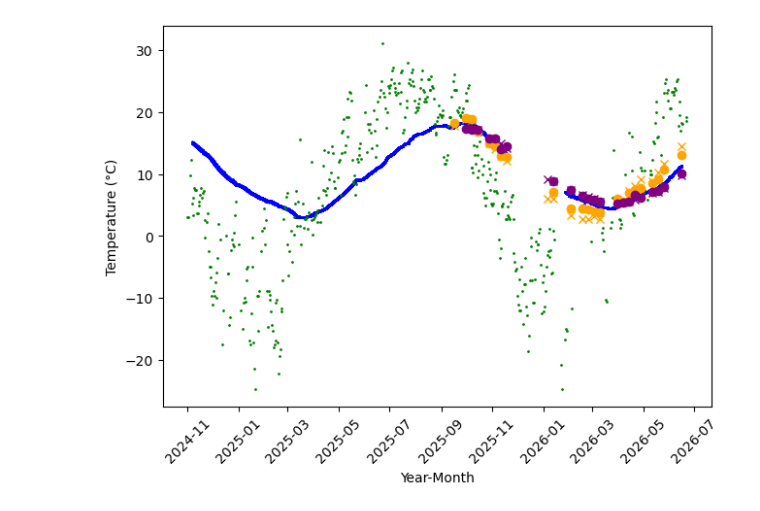
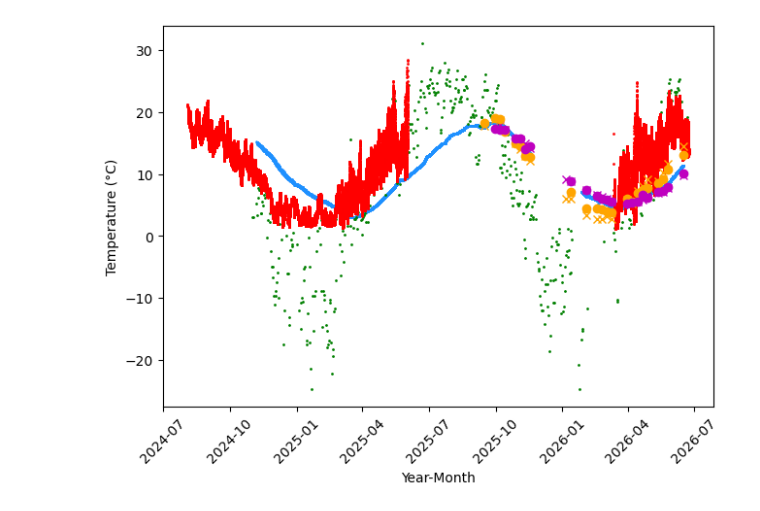
Before and after one commit to sauron-245/summer_26, a Jupyter notebook: summer 2026/P1Bell2026.ipynb, the cells around one changed output. Drawn from its saved outputs; the diff is of its cells as text; code cells hidden in the pictures.

```diff
--- a/summer 2026/P1Bell2026.ipynb
+++ b/summer 2026/P1Bell2026.ipynb
@@ -68,29 +68,41 @@ mandf["Date"] = pd.to_datetime(mandf["Date"]) #converts the manual date-time val
 #reading in the NOAA air temp data
 weatherdf = pd.read_csv("NOAAHastingsDam2.csv")
 weatherdf["Date"] = pd.to_datetime(weatherdf["Date"])
+# %%
+#reading C1 continuous data
+C1hobodf = pd.read_csv("P1_creek_current.csv")
+C1hobodf["Date-Time"] = pd.to_datetime(C1hobodf["Date-Time"])
+C1date = C1hobodf["Date-Time"]
+C1hobodfdate = C1date[1:]
+# %%
+#filtering the C1 data for the outlier spikes where the hobo probe was removed from the piezometer
+C1filteredhobo = hampel(C1hobodf["Temperature"], window_size=6, n_sigma=1.5)
+C1filteredhoboseries = pd.Series(C1filteredhobo.filtered_data, index = C1hobodf.index)
+C1filteredhobo = C1filteredhoboseries[1:]
 # %%
 #creating the plot
 mandf.columns = mandf.columns.str.strip() #This line was generated by Google Gemini to remove the leading and trailing whitespaces in the mandf dataframe.
 
 
 fig, ax = plt.subplots(layout='constrained')
 #ax.plot(date1, filteredhobo, color="blue", label = "HOBO continuous temperature")
-ax.scatter(date2, filteredhobo, color="blue", s = 0.5, label = "HOBO continuous temperature")
+ax.scatter(date2, filteredhobo, color="dodgerblue", s = 0.5, label = "HOBO continuous temperature")
 ax.plot(mandf.Date, mandf.loc[:,"Temp top before"], 'x', color = "orange", label = "manual temperature at top before pumping") #each variable in the manual field measurmemts data set is called by their column instead of naming each variable. The placeholders here are mandf.Date (which you should replace with the nameofdataframe.nameofcolumnfortime), mandf.loc[:,"Temp top before"] (which you should replace with nameofdataframe.loc[:, "Name of column for parameter"], and manual temperature at top before pumping (which you should replace with the name of the data for the legend).
-ax.plot(mandf.Date, mandf.loc[:,"Temp bottom before"], 'x', color = "purple", label = "manual temperature at bottom before pumping")
+ax.plot(mandf.Date, mandf.loc[:,"Temp bottom before"], 'x', color = "m", label = "manual temperature at bottom before pumping")
 ax.plot(mandf.Date, mandf.loc[:,"Temp top after"], 'o', color = "orange", label = "manual temperature at top after pumping")
-ax.plot(mandf.Date, mandf.loc[:,"Temp bottom after"], 'o', color = "purple", label = "manual temperature at bottom after pumping")
+ax.plot(mandf.Date, mandf.loc[:,"Temp bottom after"], 'o', color = "m", label = "manual temperature at bottom after pumping")
 ax.scatter(weatherdf.Date, weatherdf.loc[:,"Mean  Celcius Teperature"], color = "green", s = 1, label = "air temperature")
+ax.scatter(C1hobodfdate, C1filteredhobo, s =1, color = "red", label = "C1 continuous temperature data")
 plt.xticks(rotation=45)
 plt.xlabel("Year-Month")
 plt.ylabel("Temperature (°C)") #Temperature (°C) is a placeholder.
 # plt.xlim((pd.to_datetime("2025-11-18 06"), pd.to_datetime("2025-11-18 16")))
 # plt.ylim((0, 20))
 # plt.xlim((pd.to_datetime("2025-10"), pd.to_datetime("2026-06")))
 # plt.ylim((6, 8))
 
 #fig.legend(loc='outside upper right') #this line puts legend outside of graph, squishes it down, but is not awful. Run with # in front to see the graph at its default dimensions.
 
 plt.show()
 # %% [output]
-[figure, old version]
+[figure, new version]
```
Also changed, not shown: parts of 4 cells of this notebook, 10 other files.
